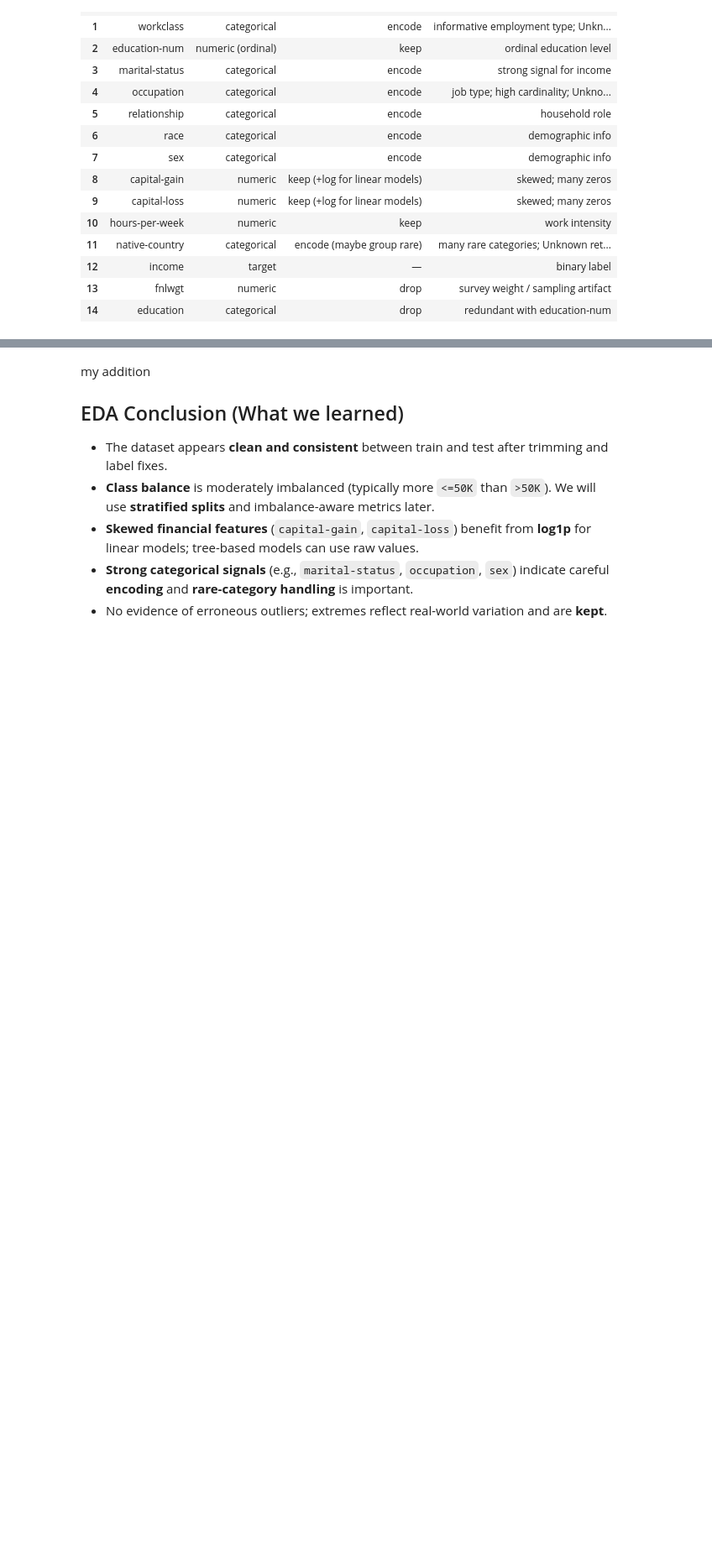
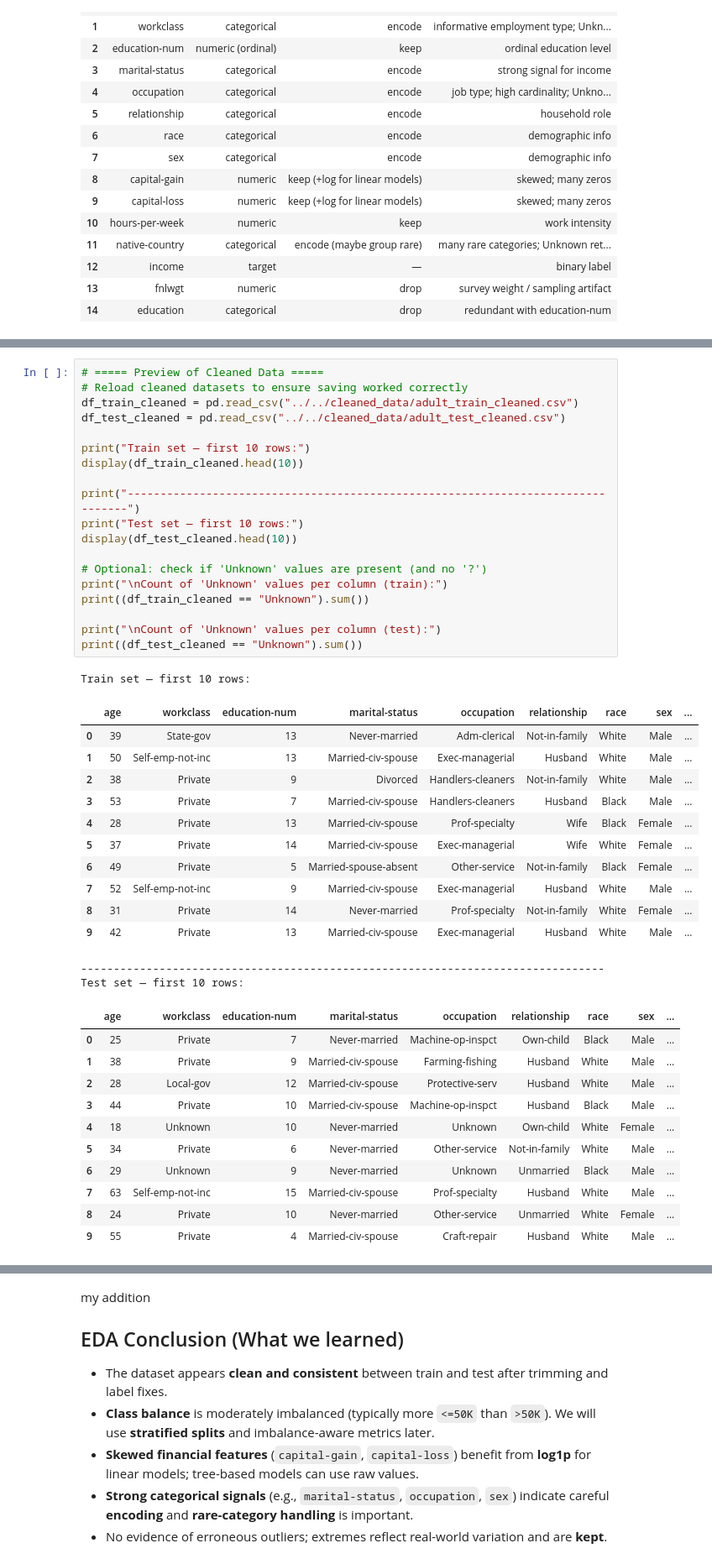
Before and after one commit to rufina-chyhohidze/ML-adult-income-prediction, a Jupyter notebook: project-implementation/notebooks/given/given-eda/Adult_EDA_Notebook.ipynb, the cells around one changed output, grey strips where cells are left out. Shown: that part at 84% size. Drawn from its saved outputs; the diff is of its cells as text; blank space fills up the shorter version.

```diff
--- a/project-implementation/notebooks/given/given-eda/Adult_EDA_Notebook.ipynb
+++ b/project-implementation/notebooks/given/given-eda/Adult_EDA_Notebook.ipynb
@@ -654,0 +705,45 @@ summary_df
+# %%
+# ===== Preview of Cleaned Data =====
+# Reload cleaned datasets to ensure saving worked correctly
+df_train_cleaned = pd.read_csv("../../cleaned_data/adult_train_cleaned.csv")
+df_test_cleaned = pd.read_csv("../../cleaned_data/adult_test_cleaned.csv")
+
+print("Train set — first 10 rows:")
+display(df_train_cleaned.head(10))
+
+print("--------------------------------------------------------------------------------")
+print("Test set — first 10 rows:")
+display(df_test_cleaned.head(10))
+
+# Optional: check if 'Unknown' values are present (and no '?')
+print("\nCount of 'Unknown' values per column (train):")
+print((df_train_cleaned == "Unknown").sum())
+
+print("\nCount of 'Unknown' values per column (test):")
+print((df_test_cleaned == "Unknown").sum())
+# %% [output]
+Train set — first 10 rows:
+|  | age | workclass | education-num | marital-status | occupation | relationship | race | sex | ... |
+| 0 | 39 | State-gov | 13 | Never-married | Adm-clerical | Not-in-family | White | Male | ... |
+| 1 | 50 | Self-emp-not-inc | 13 | Married-civ-spouse | Exec-managerial | Husband | White | Male | ... |
+| 2 | 38 | Private | 9 | Divorced | Handlers-cleaners | Not-in-family | White | Male | ... |
+| 3 | 53 | Private | 7 | Married-civ-spouse | Handlers-cleaners | Husband | Black | Male | ... |
+| 4 | 28 | Private | 13 | Married-civ-spouse | Prof-specialty | Wife | Black | Female | ... |
+| 5 | 37 | Private | 14 | Married-civ-spouse | Exec-managerial | Wife | White | Female | ... |
+| 6 | 49 | Private | 5 | Married-spouse-absent | Other-service | Not-in-family | Black | Female | ... |
+| 7 | 52 | Self-emp-not-inc | 9 | Married-civ-spouse | Exec-managerial | Husband | White | Male | ... |
+| 8 | 31 | Private | 14 | Never-married | Prof-specialty | Not-in-family | White | Female | ... |
+| 9 | 42 | Private | 13 | Married-civ-spouse | Exec-managerial | Husband | White | Male | ... |
+--------------------------------------------------------------------------------
+Test set — first 10 rows:
+|  | age | workclass | education-num | marital-status | occupation | relationship | race | sex | ... |
+| 0 | 25 | Private | 7 | Never-married | Machine-op-inspct | Own-child | Black | Male | ... |
+| 1 | 38 | Private | 9 | Married-civ-spouse | Farming-fishing | Husband | White | Male | ... |
+| 2 | 28 | Local-gov | 12 | Married-civ-spouse | Protective-serv | Husband | White | Male | ... |
+| 3 | 44 | Private | 10 | Married-civ-spouse | Machine-op-inspct | Husband | Black | Male | ... |
+| 4 | 18 | Unknown | 10 | Never-married | Unknown | Own-child | White | Female | ... |
+| 5 | 34 | Private | 6 | Never-married | Other-service | Not-in-family | White | Male | ... |
+| 6 | 29 | Unknown | 9 | Never-married | Unknown | Unmarried | Black | Male | ... |
+| 7 | 63 | Self-emp-not-inc | 15 | Married-civ-spouse | Prof-specialty | Husband | White | Male | ... |
+| 8 | 24 | Private | 10 | Never-married | Other-service | Unmarried | White | Female | ... |
+| 9 | 55 | Private | 4 | Married-civ-spouse | Craft-repair | Husband | White | Male | ... |
```
Also changed, not shown: parts of 11 cells of this notebook, 2 other files.
